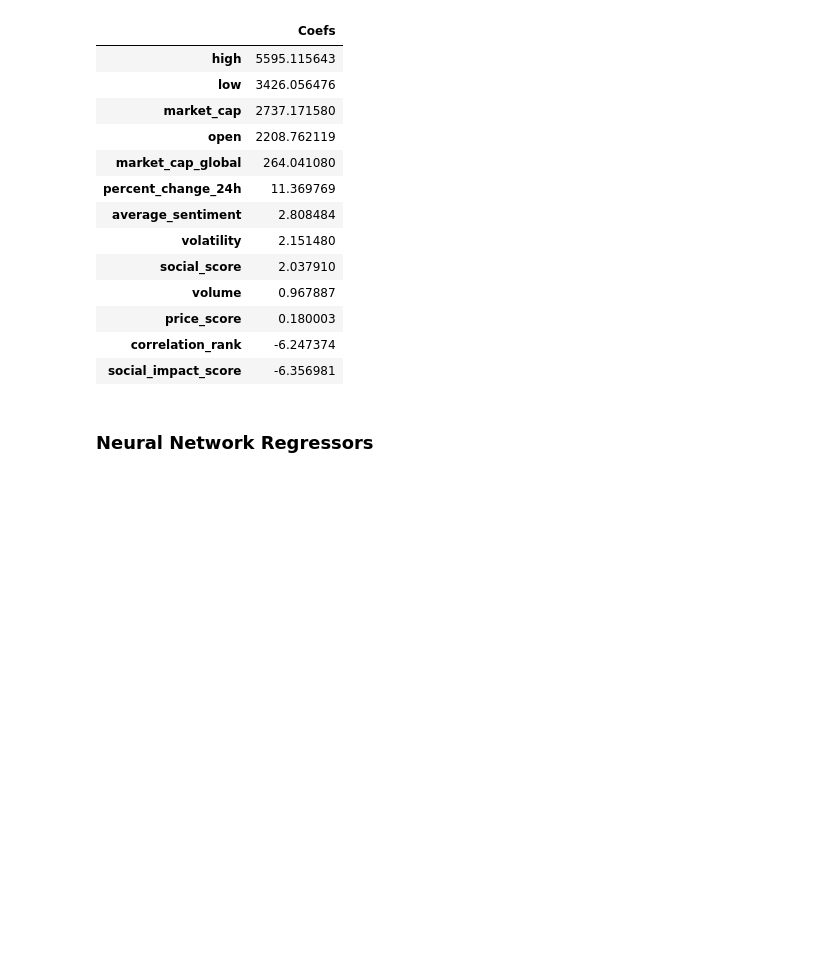
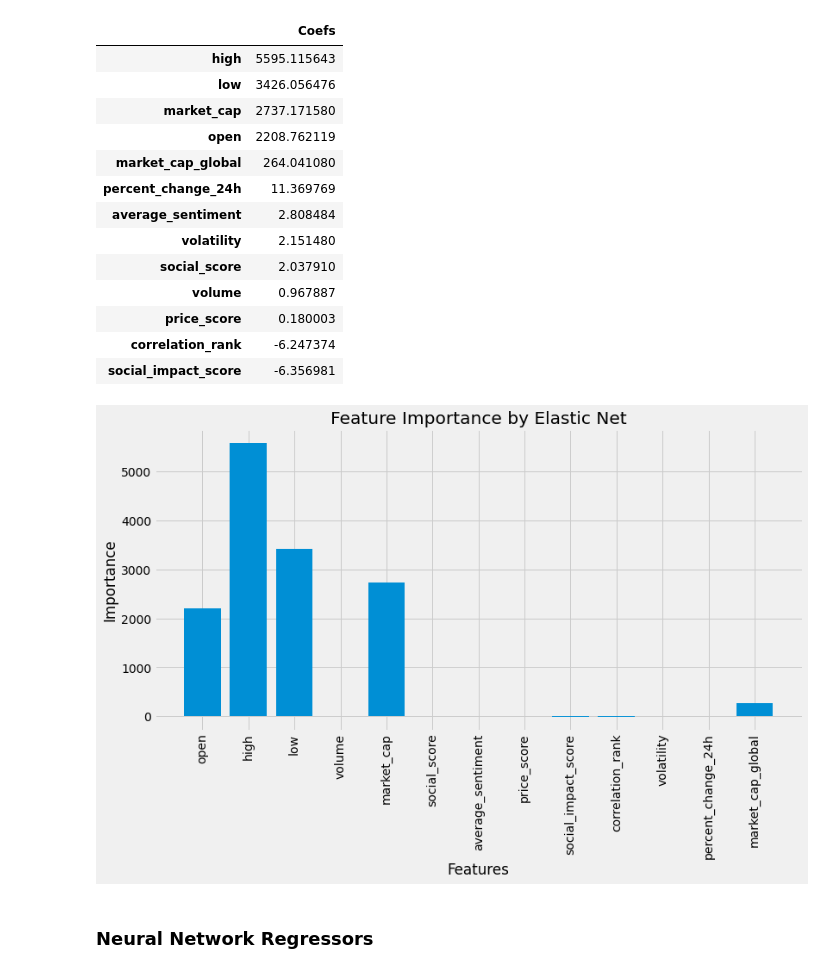
Before and after one commit to MarkNgendo/Cryptocurrency-Price-Prediction, a Jupyter notebook: Cryptocurrency_Price_Prediction.ipynb, the cells around one changed output. Cells and saved outputs as stored; diff of their text form; code cells hidden in the pictures; blank space fills up the shorter version.

```diff
--- a/Cryptocurrency_Price_Prediction.ipynb
+++ b/Cryptocurrency_Price_Prediction.ipynb
@@ -1154,6 +1155,19 @@ pd.DataFrame.from_dict(e_coef,
 | price_score | 0.180003 |
 | correlation_rank | -6.247374 |
 | social_impact_score | -6.356981 |
+# %%
+xvals = range(len(e_coef))
+
+# Visualizing Coefficients of Elastic Net
+plt.figure(figsize=(12, 6))
+plt.bar(xvals,elastic.coef_, orientation = 'vertical')
+plt.xticks(xvals, features, rotation='vertical')
+plt.title('Feature Importance by Elastic Net')
+plt.xlabel('Features')
+plt.ylabel("Importance")
+plt.show()
+# %% [output]
+[figure, added]
 # %% [markdown]
 ### Neural Network Regressors
 # %% [markdown]
```
Also changed, not shown: parts of 40 cells of this notebook.
